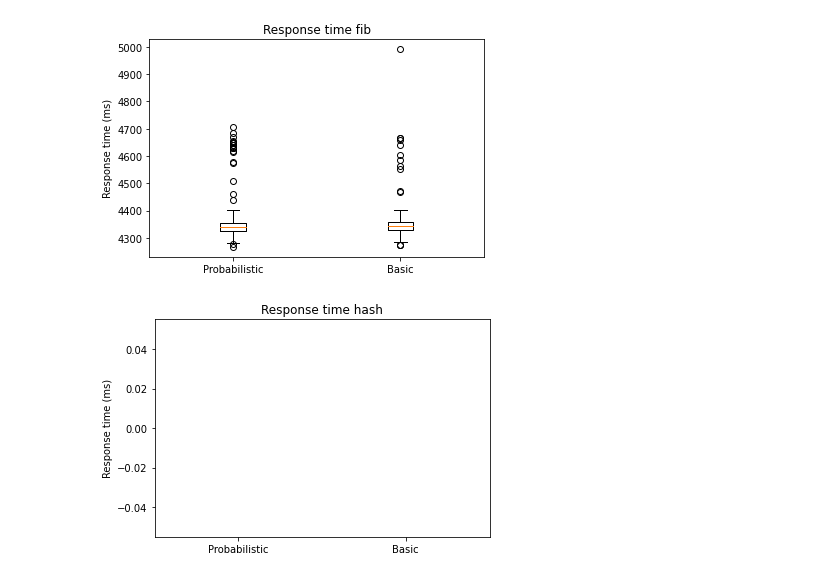
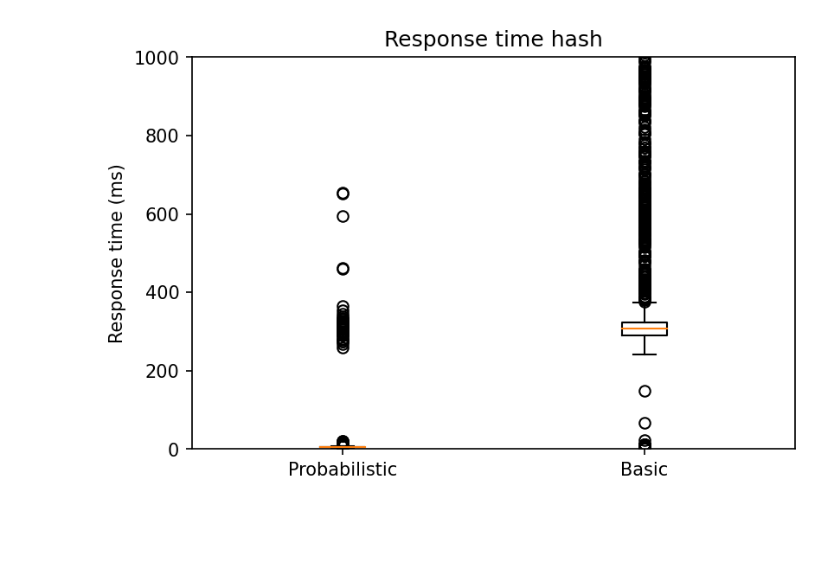
Before and after one commit to ferra-rally/serverledge-analysis, a Jupyter notebook: analysis_policies.ipynb, the cells around one changed output. Drawn from its saved outputs; the diff is of its cells as text; code cells hidden in the pictures; blank space fills up the shorter version.

```diff
--- a/analysis_policies.ipynb
+++ b/analysis_policies.ipynb
@@ -1,4 +1,6 @@
 # %%
 import pandas as pd
 import matplotlib.pyplot as plt
+
+plt.rcParams['figure.dpi'] = 150
 # %%
@@ -74,21 +130,14 @@ plt.show()
 # %%
-limit = 5000
+limit = 1000
+floor = 0
+
 fig, ax = plt.subplots()
-ax.boxplot([filtered_prob_t1['elapsed'][filtered_prob_t1['elapsed'] < limit],
-            filtered_basic_t1['elapsed'][filtered_basic_t1['elapsed'] < limit]])
+ax.boxplot([filtered_prob_t2['elapsed'],
+            filtered_basic_t2['elapsed']])
 ax.set_xticklabels(['Probabilistic', 'Basic'])
 ax.set_ylabel('Response time (ms)')
-ax.set_title(f'Response time {fun_name_1}')
+ax.set_title(f'Response time {fun_name_2}')
+ax.set_ylim(floor, limit)
 plt.show()
 # %% [output]
-[figure, old version]
+[figure, new version]
-# %%
-plt.show()
-fig, ax = plt.subplots()
-ax.boxplot([filtered_prob_t2['elapsed'], filtered_basic_t2['elapsed']])
-ax.set_xticklabels(['Probabilistic', 'Basic'])
-ax.set_ylabel('Response time (ms)')
-ax.set_title(f'Response time {fun_name_2}')
-plt.show()
-# %% [output]
-[figure, removed]
```
Also changed, not shown: parts of 13 cells of this notebook, 30 other files.
